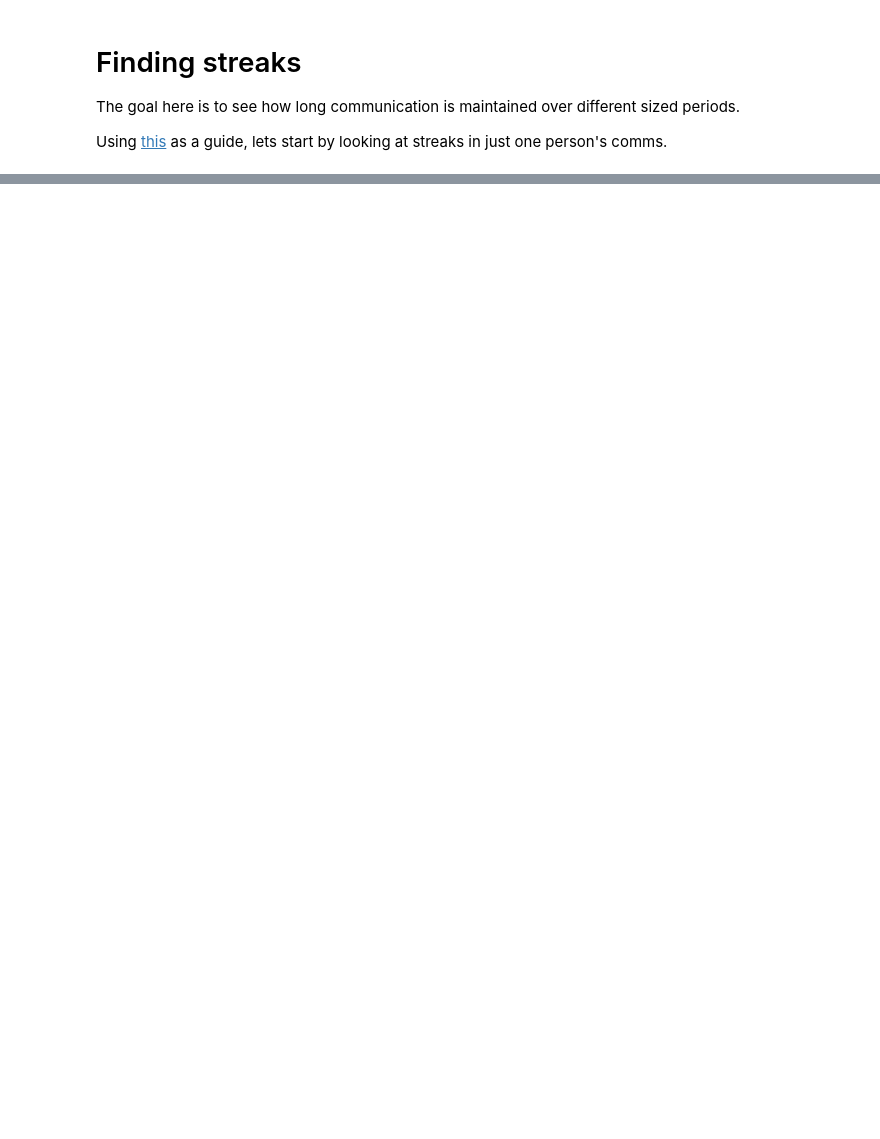
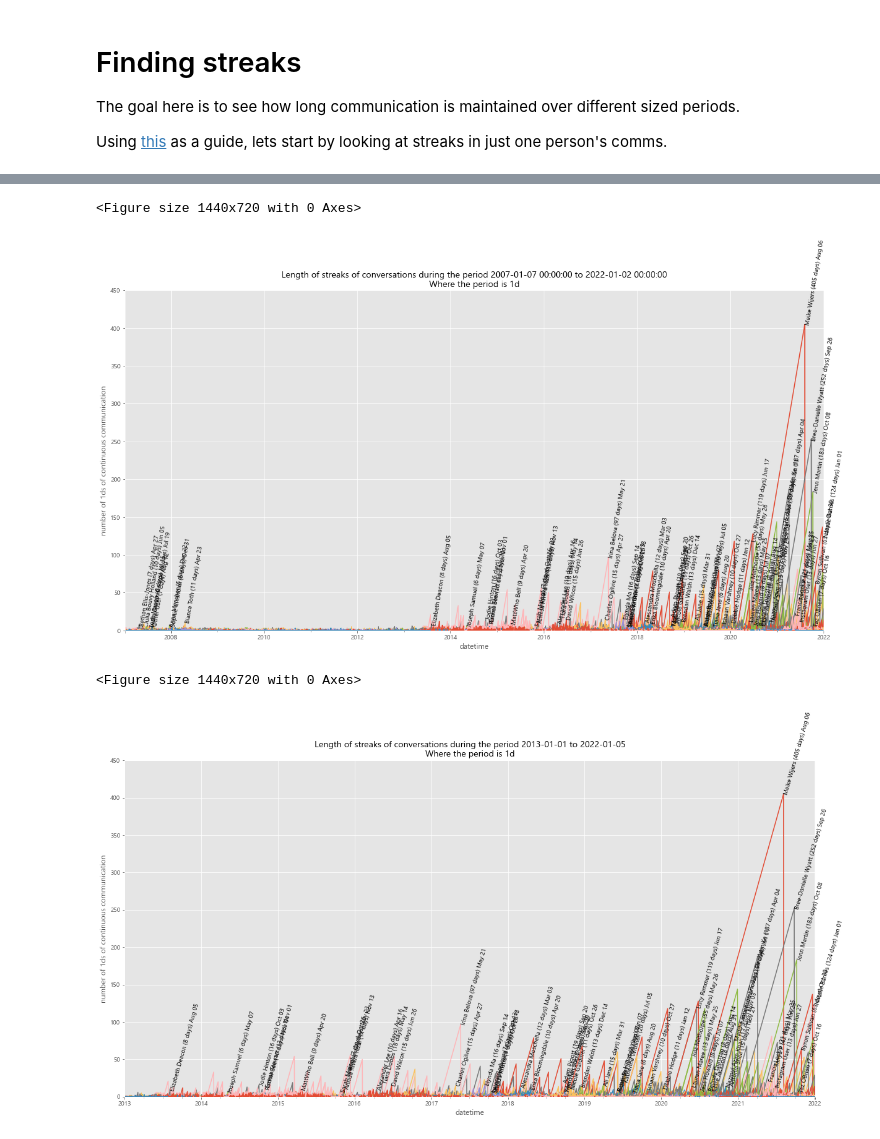
Before and after one commit to notionparallax/data_project_2021, a Jupyter notebook: mp_streaks.ipynb, the cells around one changed output, grey strips where cells are left out. Cells and saved outputs as stored; diff of their text form; code cells hidden in the pictures; blank space fills up the shorter version.

```diff
--- a/mp_streaks.ipynb
+++ b/mp_streaks.ipynb
@@ -214,7 +237,12 @@ plot_streak_graph(everyone_df, period="1d", period_name="days", ylim=[0, 400])
 # %%
 everyone_df = make_streak_df(all_convo_df, "1d")
-plot_streak_graph(everyone_df, period="1d", time_span=False, period_name="days", ylim=[0, 400])
-plot_streak_graph(everyone_df, period="1d", period_name="days", ylim=[0, 400])
+plot_streak_graph(everyone_df, period="1d", time_span=False, period_name="days", ylim=[0, 450])
+plot_streak_graph(everyone_df, period="1d", period_name="days", ylim=[0, 450])
+# %% [output]
+<Figure size 1440x720 with 0 Axes>
+[figure, added]
+<Figure size 1440x720 with 0 Axes>
+[figure, added]
 # %%
 everyone_df = make_streak_df(all_convo_df, "7d")
 plot_streak_graph(everyone_df, period="7d", period_name="weeks", ylim=False)
```
Also changed, not shown: parts of 11 cells of this notebook, 2 other files.
